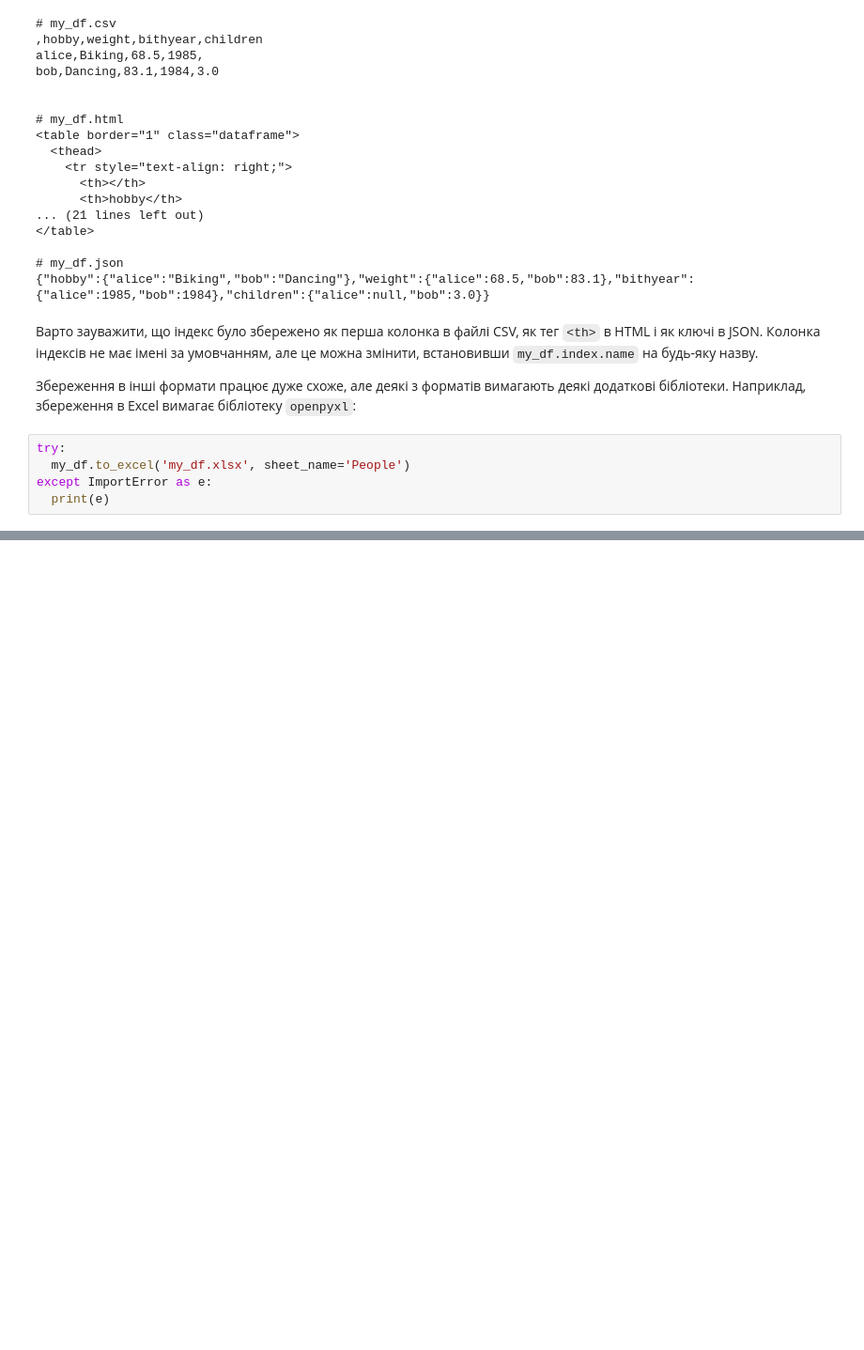
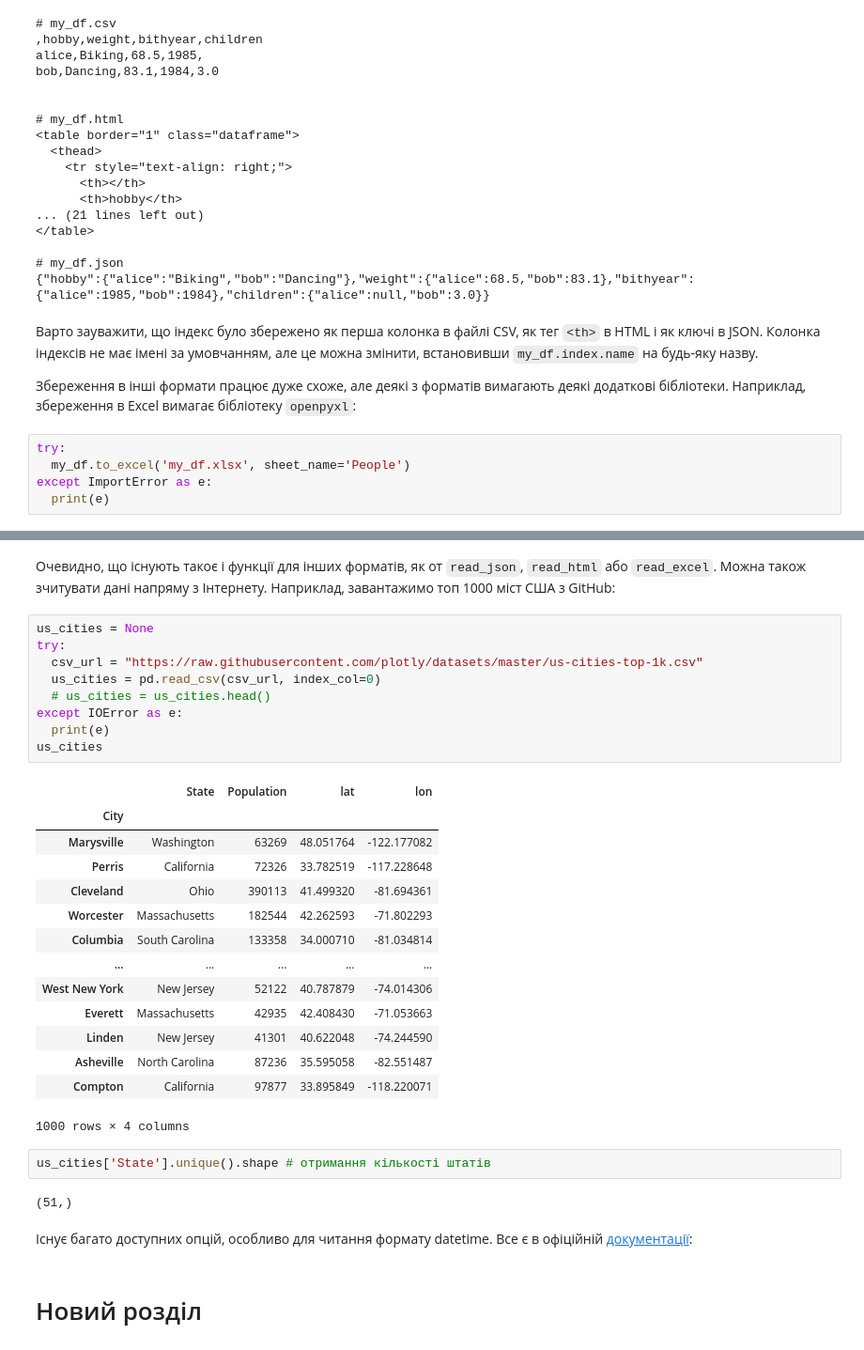
Before and after one commit to dmuman/ML-projects-and-tutorials, a Jupyter notebook: Pandas/Tutorials/pandas_tutorial_ukr.ipynb, the cells around one changed output, grey strips where cells are left out. Shown at 94% size. Saved outputs shown, nothing was run; the diff lists cells and outputs as text; blank space fills up the shorter version.

Commit message:
added loading a dataframe from different sources

```diff
--- a/Pandas/Tutorials/pandas_tutorial_ukr.ipynb
+++ b/Pandas/Tutorials/pandas_tutorial_ukr.ipynb
@@ -1725,0 +1737,34 @@ except ImportError as e:
+# %% [markdown]
+Очевидно, що існують такоє і функції для інших форматів, як от `read_json`, `read_html` або `read_excel`. Можна також зчитувати дані напряму з Інтернету. Наприклад, завантажимо топ 1000 міст США з GitHub:
+# %%
+us_cities = None
+try:
+  csv_url = "https://raw.githubusercontent.com/plotly/datasets/master/us-cities-top-1k.csv"
+  us_cities = pd.read_csv(csv_url, index_col=0)
+  # us_cities = us_cities.head()
+except IOError as e:
+  print(e)
+us_cities
+# %% [output]
+|  | State | Population | lat | lon |
+| City |  |  |  |  |
+| Marysville | Washington | 63269 | 48.051764 | -122.177082 |
+| Perris | California | 72326 | 33.782519 | -117.228648 |
+| Cleveland | Ohio | 390113 | 41.499320 | -81.694361 |
+| Worcester | Massachusetts | 182544 | 42.262593 | -71.802293 |
+| Columbia | South Carolina | 133358 | 34.000710 | -81.034814 |
+| ... | ... | ... | ... | ... |
+| West New York | New Jersey | 52122 | 40.787879 | -74.014306 |
+| Everett | Massachusetts | 42935 | 42.408430 | -71.053663 |
+| Linden | New Jersey | 41301 | 40.622048 | -74.244590 |
+| Asheville | North Carolina | 87236 | 35.595058 | -82.551487 |
+| Compton | California | 97877 | 33.895849 | -118.220071 |
+1000 rows × 4 columns
+# %%
+us_cities['State'].unique().shape # отримання кількості штатів
+# %% [output]
+(51,)
+# %% [markdown]
+Існує багато доступних опцій, особливо для читання формату datetime. Все є в офіційній [документації](https://www.google.com/url?q=https%3A%2F%2Fpandas.pydata.org%2Fpandas-docs%2Fstable%2Fuser_guide%2Fio.html):
+# %% [markdown]
+# Новий розділ
```
Also changed, not shown: parts of 2 cells of this notebook.
